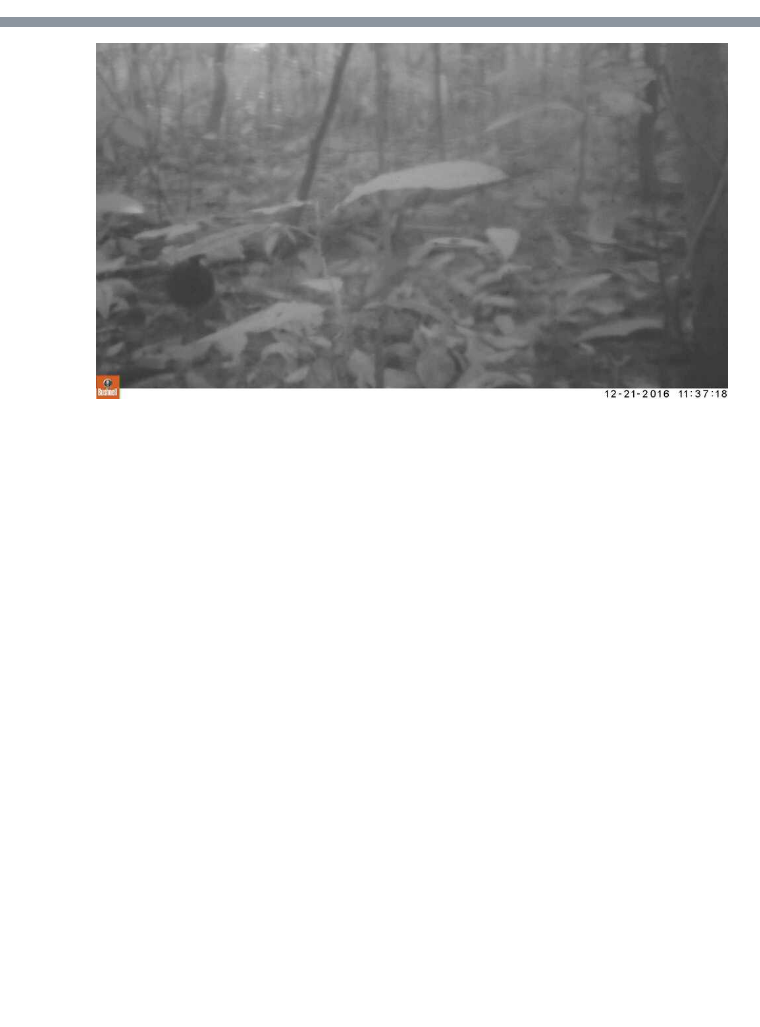
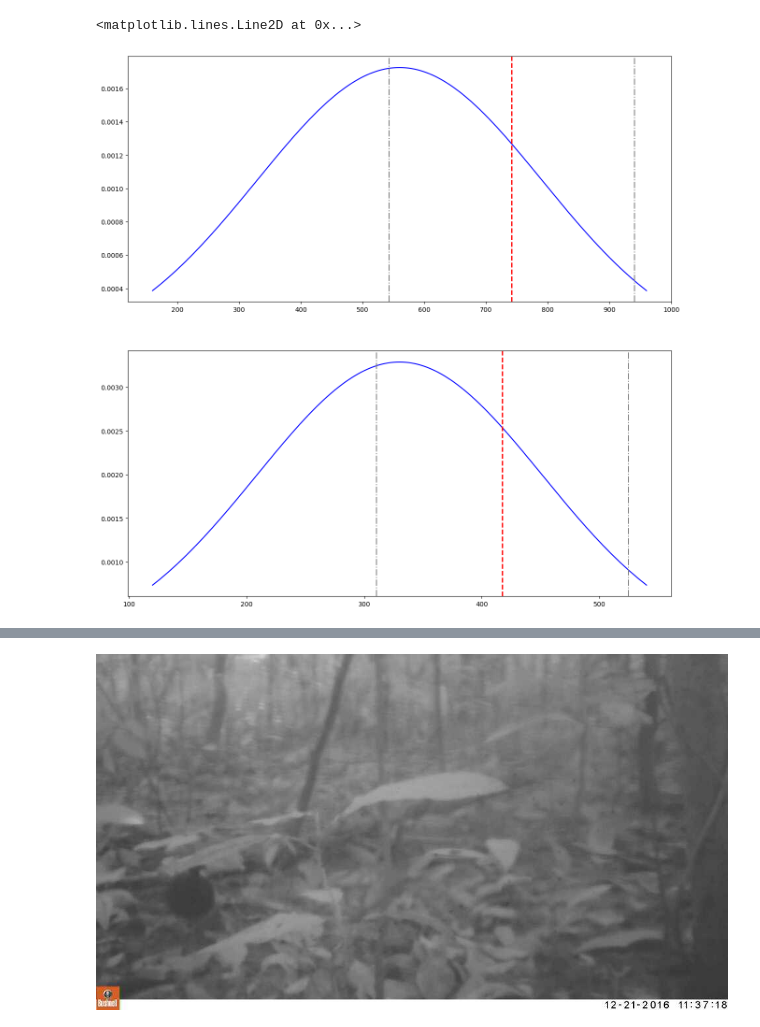
Before and after one commit to amannindra/DSS-Image-Classification, a Jupyter notebook: DSSAnimalClassification/dssTesting.ipynb, the cells around one changed output, grey strips where cells are left out. Saved outputs shown, nothing was run; the diff lists cells and outputs as text; code cells hidden in the pictures; blank space fills up the shorter version.

```diff
--- a/DSSAnimalClassification/dssTesting.ipynb
+++ b/DSSAnimalClassification/dssTesting.ipynb
@@ -93,0 +129,8 @@ ZJ009754
+# %%
+train_features = s3.get_object(
+    Bucket=bucket_name, Key = train_features_csv
+)
+content_features = train_features["Body"].read().decode("utf-8")
+content_features = StringIO(content_features)
+df_features = pd.read_csv(content_features)
+df_features
@@ -233,0 +313,7 @@ sizes
+# %%
+width, height = [], []
+for i in range(len(size)):
+    width.append(size[i][0])
+    height.append(size[i][1])
+width = np.array(width)
+height = np.array(height)
@@ -233,0 +379,62 @@ sizes
+# %%
+mean = 0
+std_dev = 1
+
+
+def pdf(x):
+    mean = x.mean()
+    std_dev = x.std()
+    return (1 / (std_dev * np.sqrt(2 * np.pi))) * np.exp(-0.5 * ((x - mean) / std_dev) ** 2)
+
+
+x_width = np.linspace(width.min(), width.max(), 1000)
+x_height = np.linspace(height.min(), height.max(), 1000)
+
+y_width = pdf(x_width)
+y_height = pdf(x_height)
+print(len(y_width))
+print(len(y_height))
+
+print()
+
+
+fig, ax1 = plt.subplots(2, 1, figsize=(15, 15))
+
+
+
+ax1[0].plot(x_width, y_width, 'b-', label='Normal Distribution')
+ax1[1].plot(x_height , y_height, 'b-', label='Normal Distribution')
+
+mean_w, std_w = width.mean(), width.std()
+mean_h, std_h = height.mean(), height.std()
+
+ax1[0].axvline(mean_w, color='red', linestyle='--', linewidth=2, label=f'Mean: {mean_w:.1f}')
+ax1[0].axvline(mean_w + std_w, color='gray', linestyle='-.', label=f'±1 STD: {std_w:.1f}')
+ax1[0].axvline(mean_w - std_w, color='gray', linestyle='-.')
+
+ax1[1].axvline(mean_h, color='red', linestyle='--', linewidth=2, label=f'Mean: {mean_h:.1f}')
+ax1[1].axvline(mean_h + std_h, color='gray', linestyle='-.', label=f'±1 STD: {std_h:.1f}')
+ax1[1].axvline(mean_h - std_h, color='gray', linestyle='-.')
+
+# ax1[0].hist(width, bins=50, density=True, alpha=0.6, color='lightblue', edgecolor='black')
+# ax1[0].plot(x_width, y_width, 'r-', linewidth=2, label='PDF')
+
+# ax1[1].hist(height, bins=50, density=True, alpha=0.6, color='lightgreen', edgecolor='black')
+# ax1[1].plot(x_height, y_height, 'r-', linewidth=2, label='PDF')
+
+
+
+# ax1.plot(x, y, 'b-', label='Normal Distribution')
+
+# # Add vertical lines to show mean and standard deviations
+# ax1.axvline(mean, color='r', linestyle='--', label='Mean')
+# plt.axvline(mean + std_dev, color='gray', linestyle='-.', label='±1 STD')
+# plt.axvline(mean - std_dev, color='gray', linestyle='-.')
+
+# plt.xlabel('X')
+# plt.ylabel('Probability Density')
+# plt.title('Normal Distribution with Standard Deviations')
+# plt.legend()
+# plt.grid(True)
+# plt.show()
+# %% [output]
@@ -233,0 +443,2 @@ sizes
+<matplotlib.lines.Line2D at 0x...>
+[figure, added]
```
Also changed, not shown: parts of 47 cells of this notebook, 10 other files.
